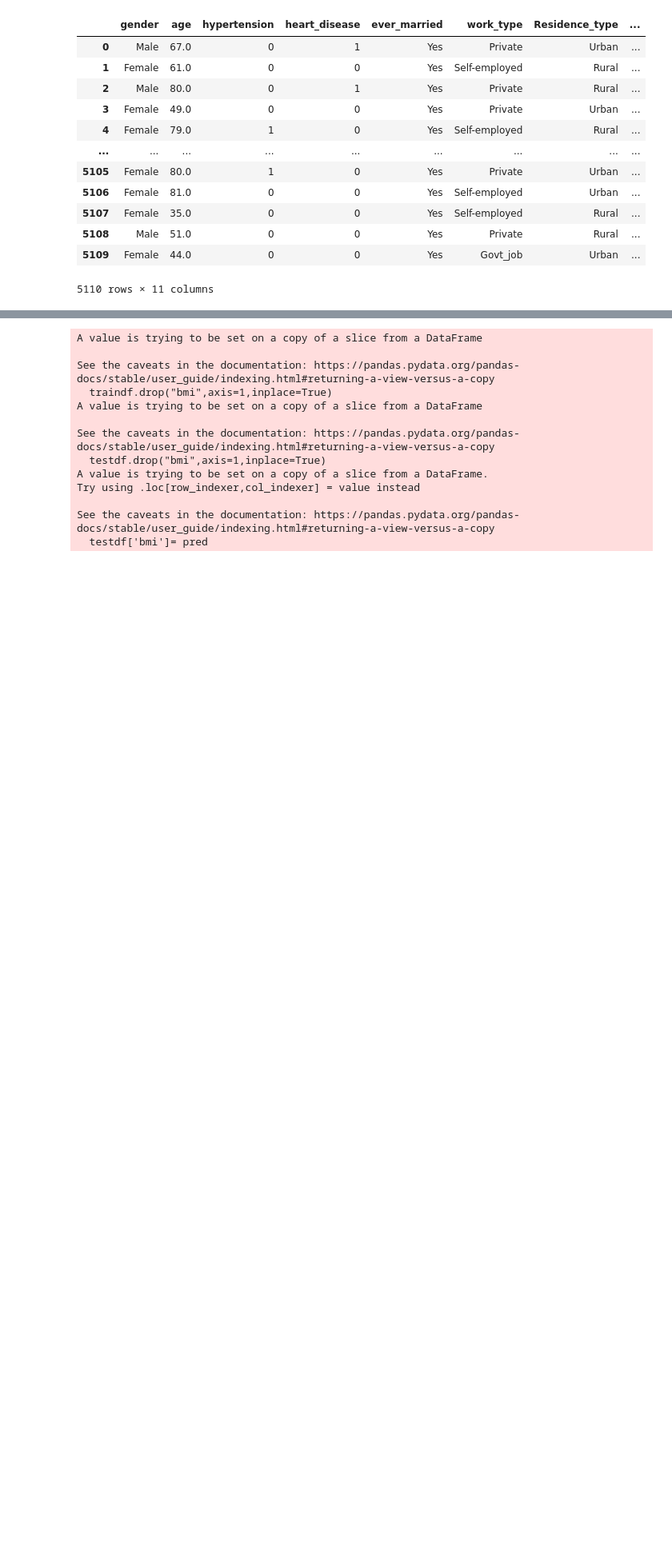
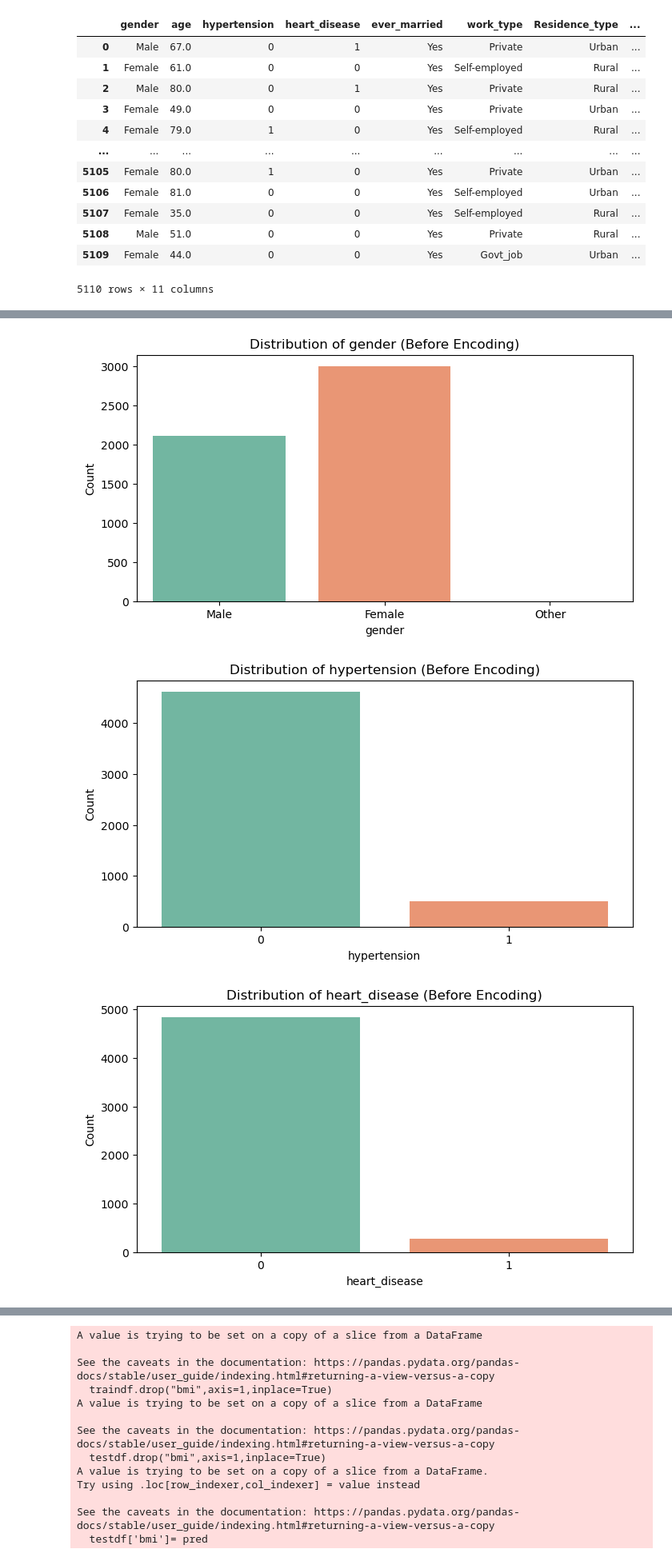
Before and after one commit to Mathangi-Chandrasekaran/Machine-Learning, a Jupyter notebook: ml_project_1.ipynb, the cells around one changed output, grey strips where cells are left out. Shown at 80% size. Saved outputs shown, nothing was run; the diff lists cells and outputs as text; code cells hidden in the pictures; blank space fills up the shorter version.

Commit message:
Visualization Part1

```diff
--- a/ml_project_1.ipynb
+++ b/ml_project_1.ipynb
@@ -14,6 +18,8 @@ Drive already mounted at /content/drive; to attempt to forcibly remount, call dr
 # %%
-# Reading Dataset and displaying first 5 rows
-df = pd.read_csv(r'healthcare-dataset-stroke-data.csv')
+#  Reading Dataset and displaying first 5 rows
+# df = pd.read_csv('/content/drive/MyDrive/Colab Notebooks/Machine Learning/Project/health_dataset.csv')
+# df.head(5)
+df= pd.read_csv('healthcare-dataset-stroke-data.csv')
 df
 # %% [output]
 |  | id | gender | age | hypertension | heart_disease | ever_married | work_type | Residence_type | ... |
@@ -77,0 +88,14 @@ df
+# %%
+categorical_features = ['gender', 'hypertension', 'heart_disease', 'ever_married','work_type', 'Residence_type', 'smoking_status', 'stroke']
+for feature in categorical_features:
+    plt.figure(figsize=(8, 4))
+    sns.countplot(data=df, x=feature, palette='Set2')
+    plt.title(f'Distribution of {feature} (Before Encoding)')
+    plt.xlabel(feature)
+    plt.ylabel('Count')
+
+    plt.show()
+# %% [output]
+[figure, added]
+[figure, added]
+[figure, added]
```
Also changed, not shown: parts of 44 cells of this notebook.
